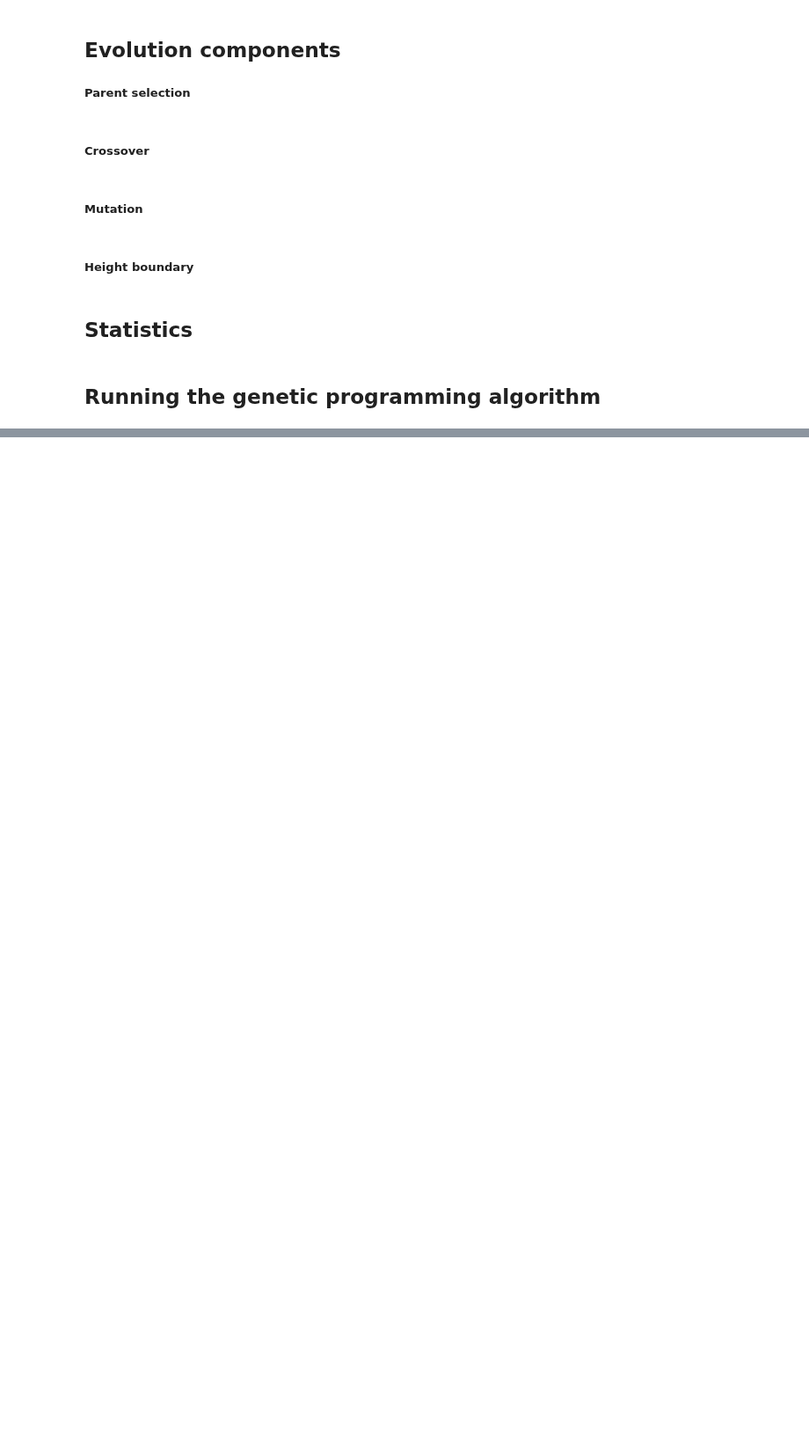
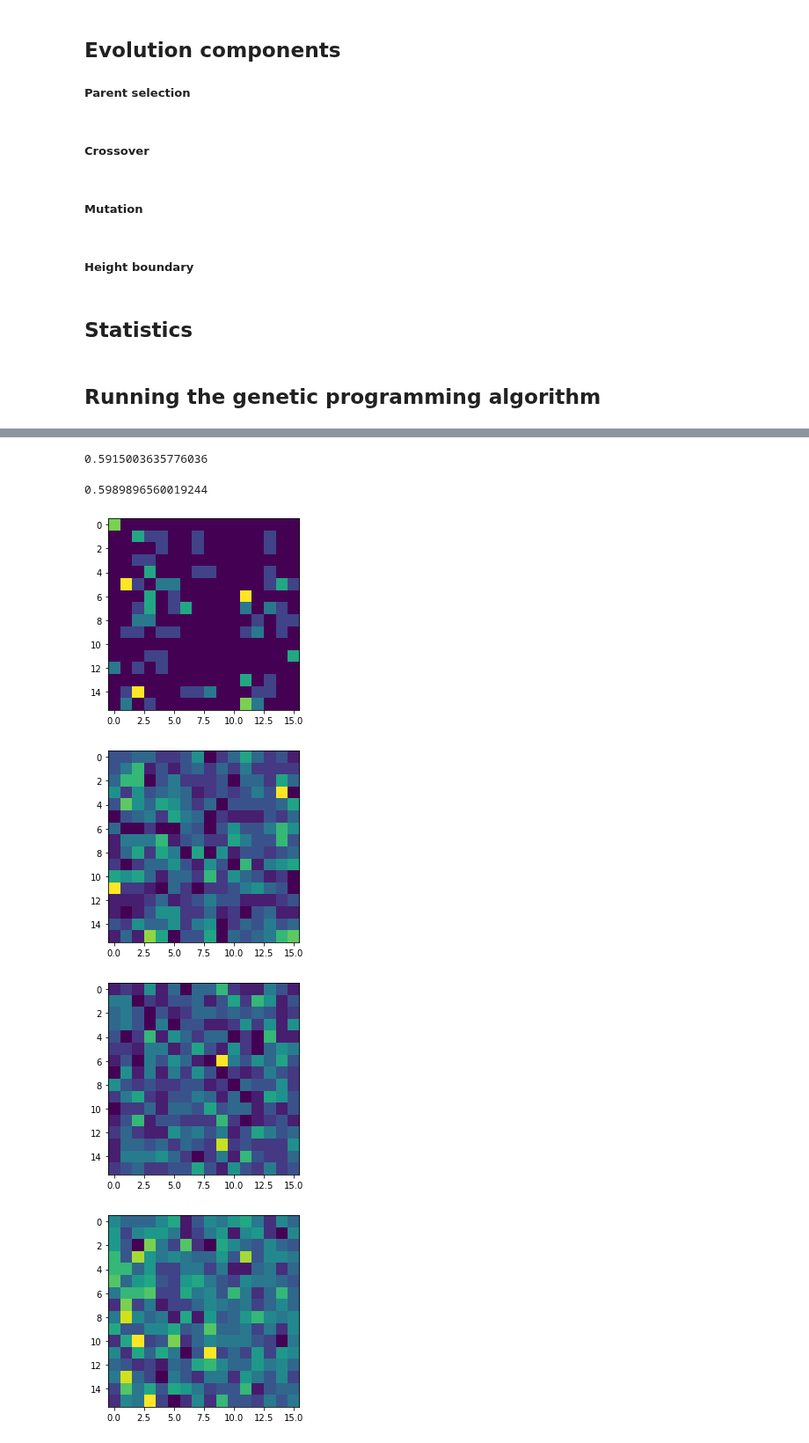
Before and after one commit to Avuerro/NaturalComputing, a Jupyter notebook: Project/Project-MNIST.ipynb, the cells around one changed output, grey strips where cells are left out. Shown at 88% size. Cells and saved outputs as stored; diff of their text form; code cells hidden in the pictures; blank space fills up the shorter version.

```diff
--- a/Project/Project-MNIST.ipynb
+++ b/Project/Project-MNIST.ipynb
@@ -312,0 +423,32 @@ gen     nevals  avg     best    gen     max     min     nevals  avg     best
+# %%
+funcs = toolbox.compile_individual(hof[0])
+n_correct = 0
+for i in range(n_samples_train):
+    out = [f(*X_train[i]) for f in funcs]
+    n_correct += np.argmax(out) == Y_train[i]
+print(n_correct/n_samples_train)
+# %% [output]
+0.5915003635776036
+# %%
+funcs = toolbox.compile_individual(hof[0])
+n_correct = 0
+for i in range(n_samples_test):
+    out = [f(*X_test[i]) for f in funcs]
+    n_correct += np.argmax(out) == Y_test[i]
+print(n_correct/n_samples_test)
+# %% [output]
+0.5989896560019244
+# %%
+import re
+for tree in hof[0]:
+    inputs_used = list(map(int, re.findall("[0-9]+", str(tree))))
+    input_tallies = np.zeros(DESIRED_IMAGE_SIZE**2)
+    for i in inputs_used:
+        input_tallies[i] += 1
+    plt.imshow(input_tallies.reshape(DESIRED_IMAGE_SIZE, DESIRED_IMAGE_SIZE))
+    plt.show()
+# %% [output]
+[figure, added]
+[figure, added]
+[figure, added]
+[figure, added]
```
Also changed, not shown: parts of 13 cells of this notebook.
